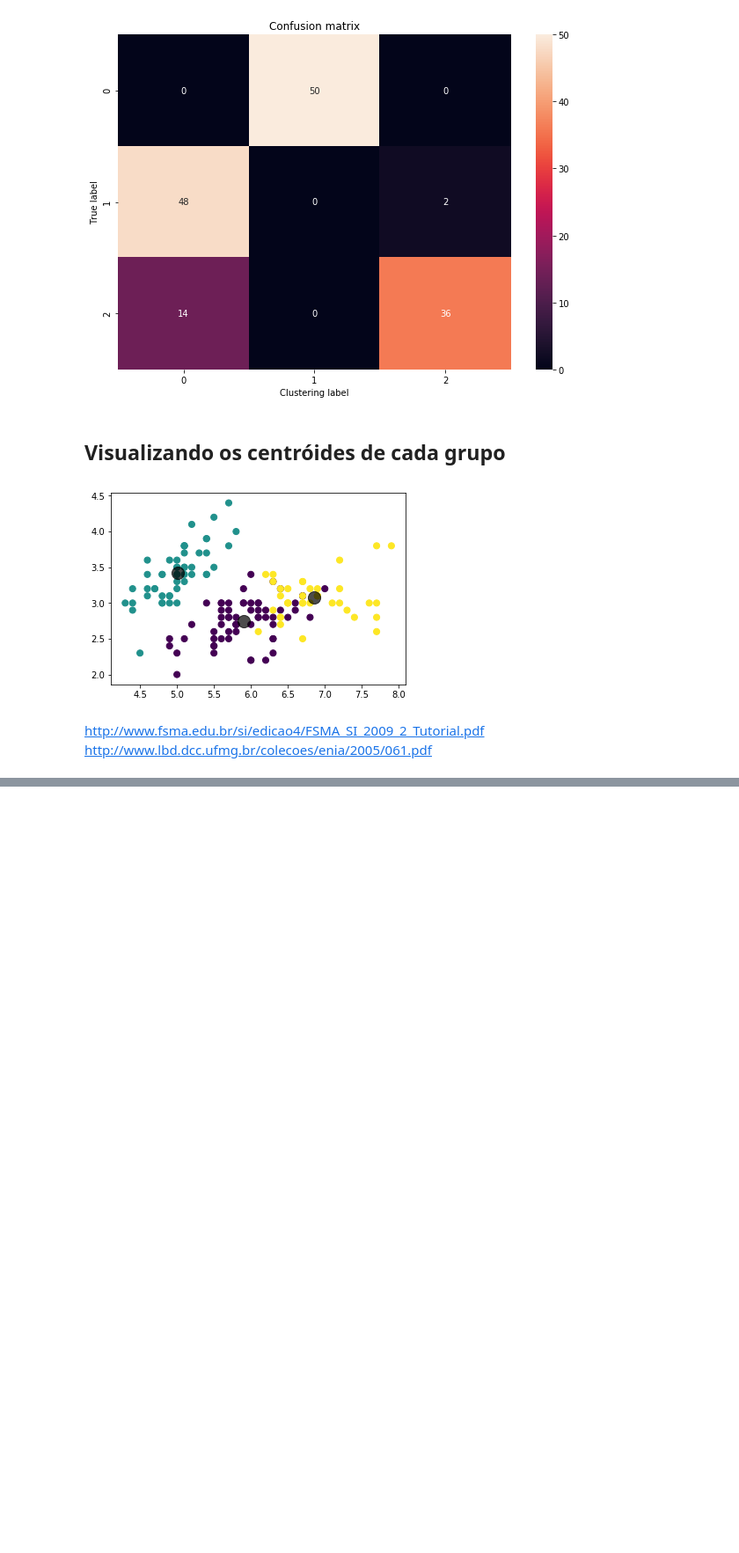
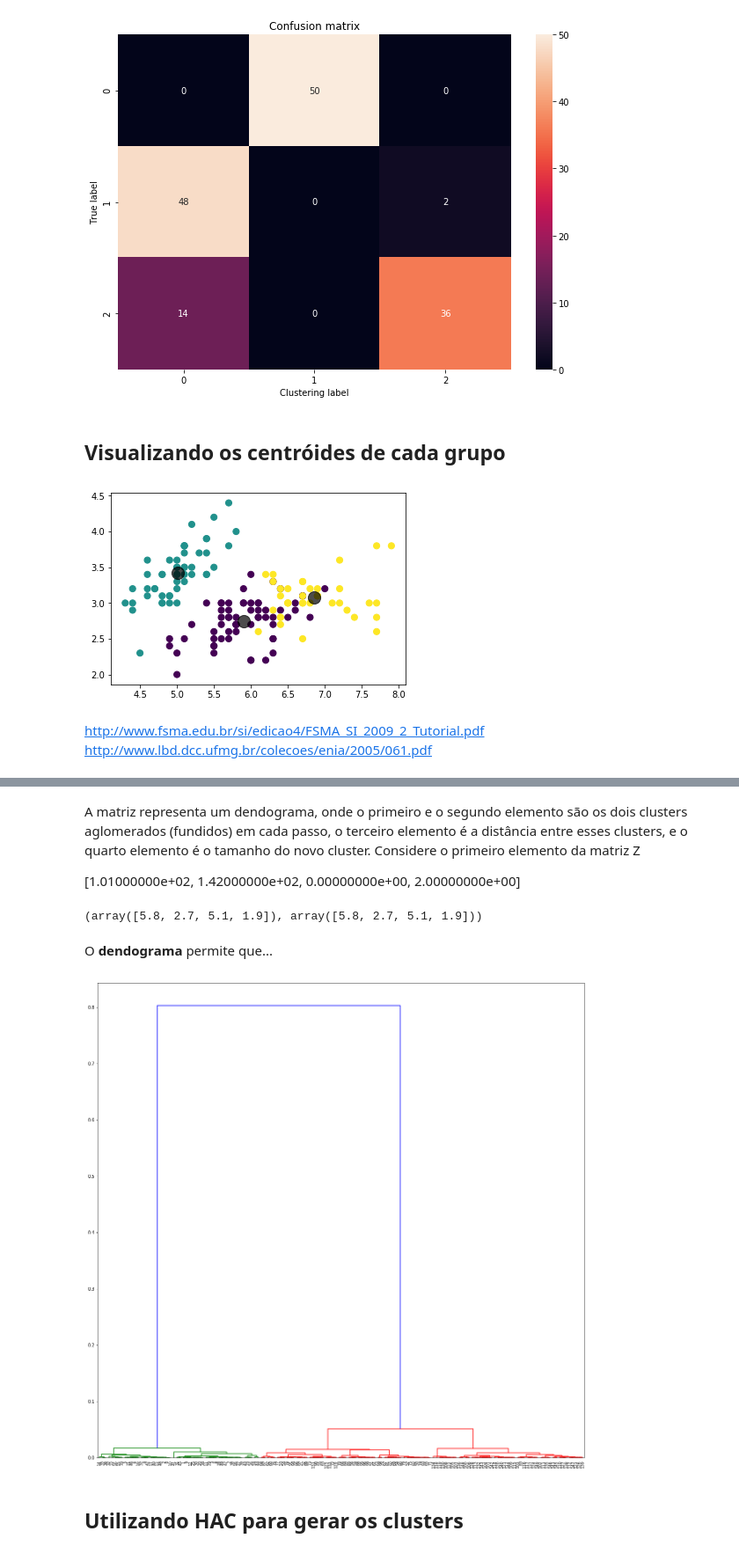
Before and after one commit to everaldocsneto/aulas, a Jupyter notebook: 01_Clustering.ipynb, the cells around one changed output, grey strips where cells are left out. Shown at 88% size. Saved outputs shown, nothing was run; the diff lists cells and outputs as text; code cells hidden in the pictures; blank space fills up the shorter version.

```diff
--- a/01_Clustering.ipynb
+++ b/01_Clustering.ipynb
@@ -132,0 +123,5 @@ http://www.lbd.dcc.ufmg.br/colecoes/enia/2005/061.pdf
+# %%
+from scipy.cluster.hierarchy import ward, fcluster, linkage, dendrogram
+from scipy.spatial.distance import pdist
+distance = pdist(X, metric='cosine')
+Z = ward(distance)
@@ -132,0 +136,17 @@ http://www.lbd.dcc.ufmg.br/colecoes/enia/2005/061.pdf
+# %% [markdown]
+A matriz representa um dendograma, onde o primeiro e o segundo elemento são os dois clusters aglomerados (fundidos) em cada passo, o terceiro elemento é a distância entre esses clusters, e o quarto elemento é o tamanho do novo cluster. Considere o primeiro elemento da matriz Z
+
+[1.01000000e+02, 1.42000000e+02, 0.00000000e+00, 2.00000000e+00]
+# %%
+X[101], X[142] # os objetos são iguais, portanto a distância entre eles é 0
+# %% [output]
+(array([5.8, 2.7, 5.1, 1.9]), array([5.8, 2.7, 5.1, 1.9]))
+# %% [markdown]
+O **dendograma** permite que...
+# %%
+plt.figure(figsize=(20,20))
+dn = dendrogram(Z,leaf_font_size=9)
+# %% [output]
+[figure, added]
+# %% [markdown]
+## Utilizando HAC para gerar os clusters
```
Also changed, not shown: parts of 13 cells of this notebook.
